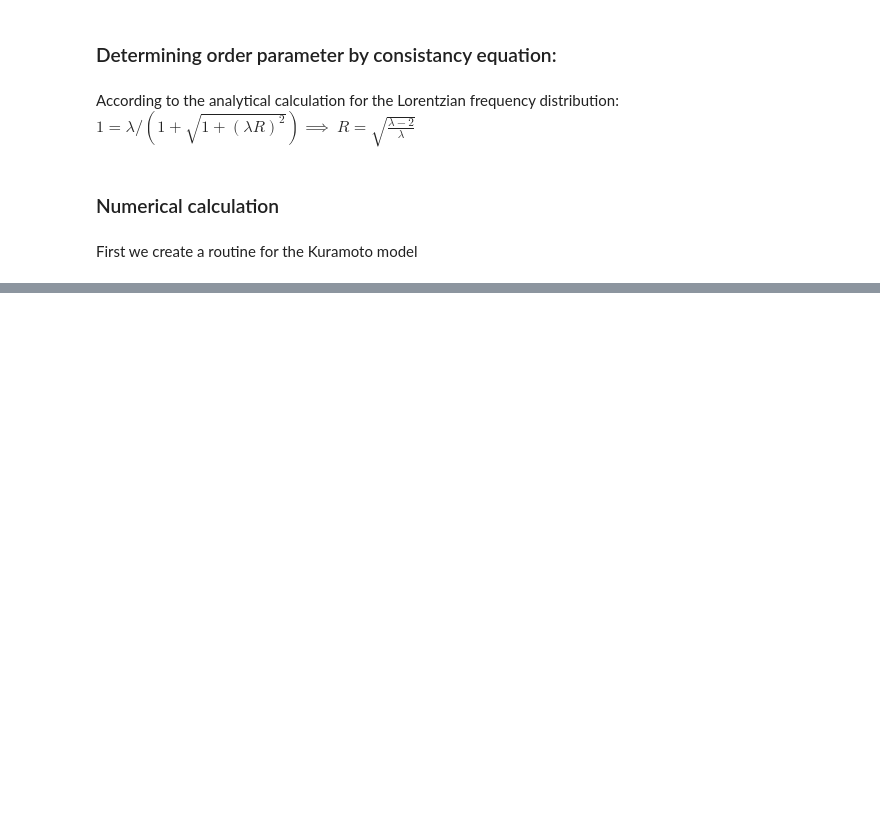
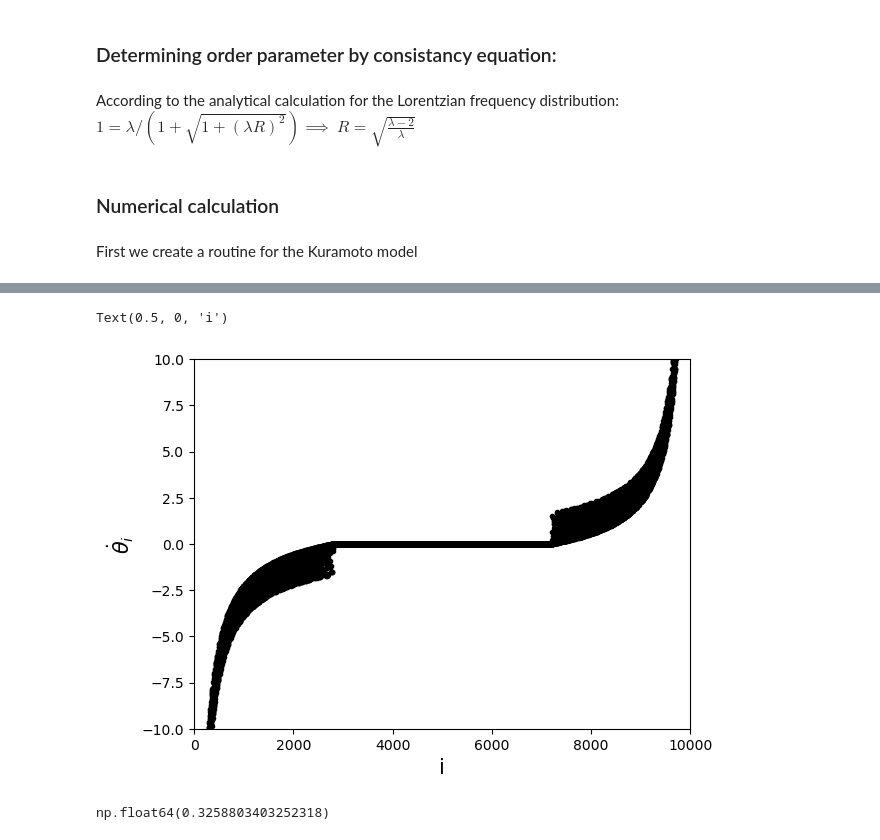
Before and after one commit to RadicceJustino/Kuramoto-basic, a Jupyter notebook: Kuramoto-fully.ipynb, the cells around one changed output, grey strips where cells are left out. Drawn from its saved outputs; the diff is of its cells as text; code cells hidden in the pictures; blank space fills up the shorter version.

```diff
--- a/Kuramoto-fully.ipynb
+++ b/Kuramoto-fully.ipynb
@@ -186,0 +335,11 @@ order(result[1000,:,:][0])
+# %%
+plt.scatter(index,final[1],marker='.',color='black')
+#plt.yscale('log')
+plt.ylim(-10,10)
+plt.xlim(0,N)
+plt.ylabel(r"$\dot{\theta}_i$",size=15)
+plt.xlabel(r"i",size=15)
+#plt.savefig("KuramotoSolution-vel.pdf")
+# %% [output]
+Text(0.5, 0, 'i')
+[figure, added]
@@ -186,0 +355,4 @@ order(result[1000,:,:][0])
+# %%
+Rlist[-1]
+# %% [output]
+np.float64(0.3258803403252318)
```
Also changed, not shown: parts of 50 cells of this notebook.
